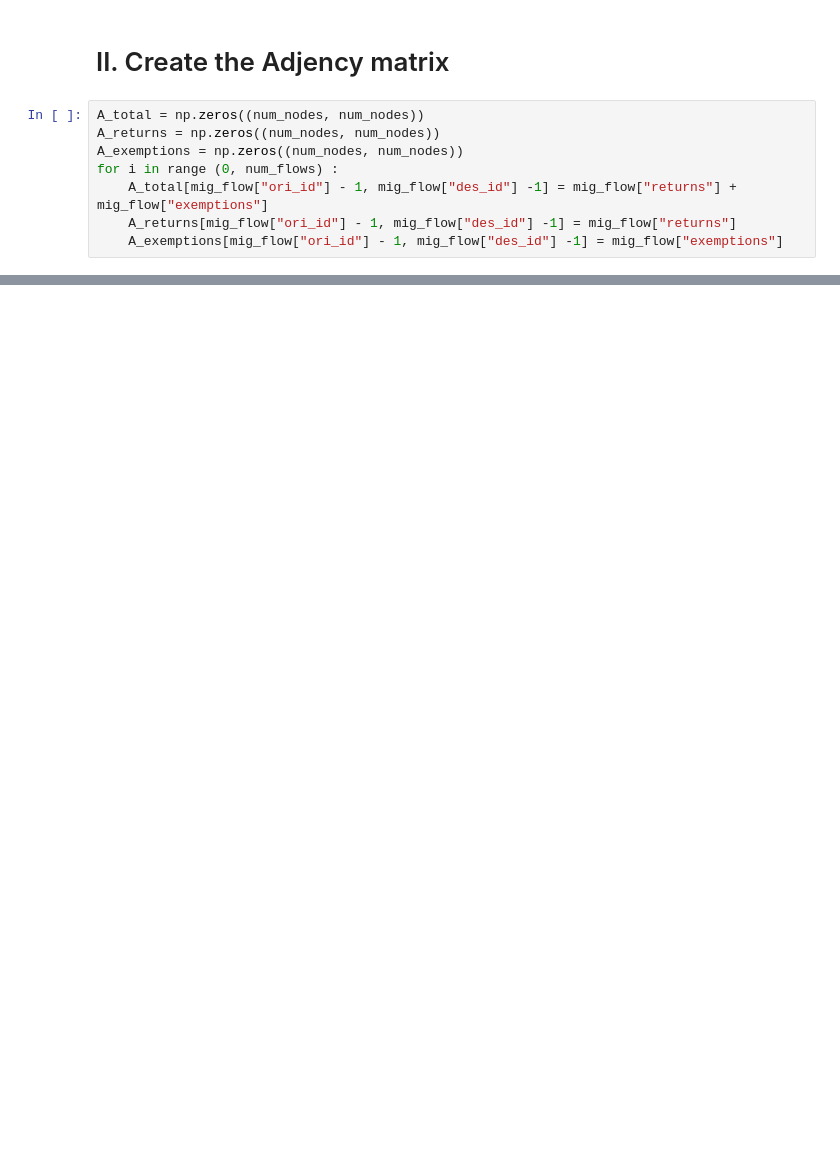
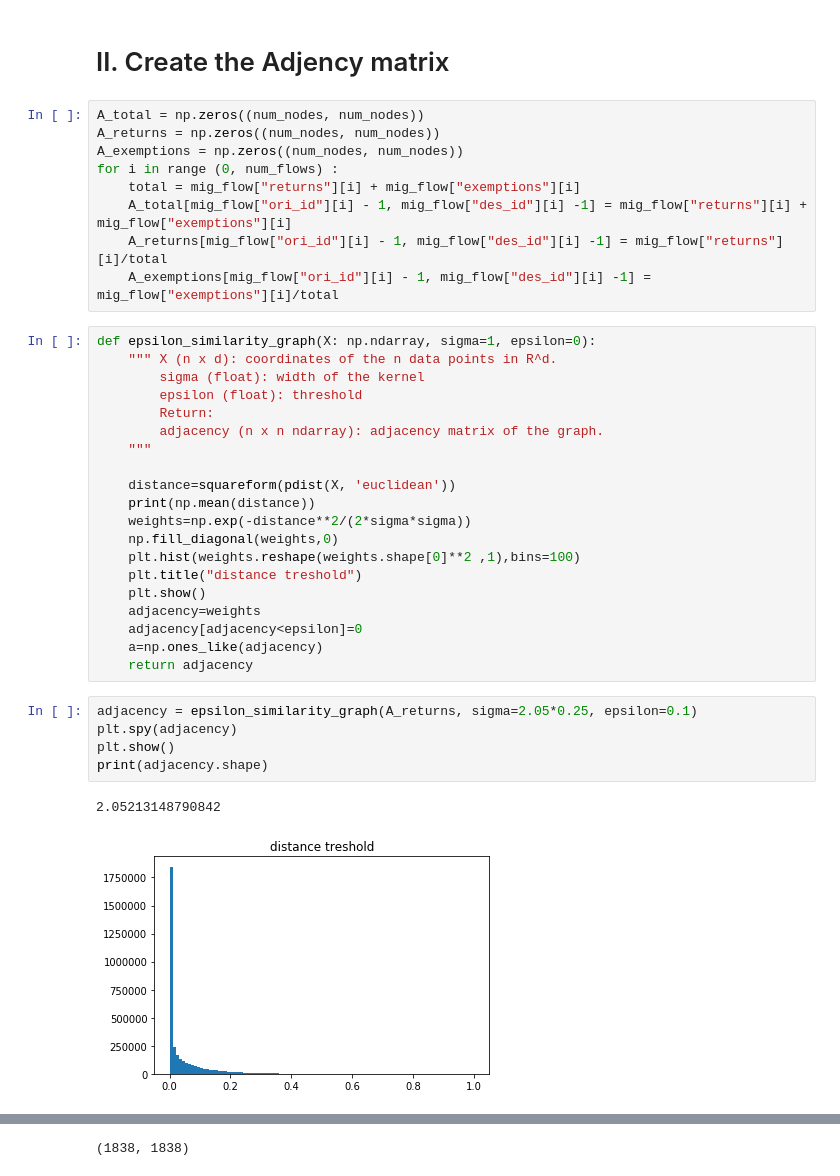
Before and after one commit to zxyzz/ntds_project, a Jupyter notebook: create_edges.ipynb, the cells around one changed output, grey strips where cells are left out. Cells and saved outputs as stored; diff of their text form; blank space fills up the shorter version.

Commit message:
updated on drawing the graph

```diff
--- a/create_edges.ipynb
+++ b/create_edges.ipynb
@@ -22,6 +29,35 @@ A_total = np.zeros((num_nodes, num_nodes))
 A_returns = np.zeros((num_nodes, num_nodes))
 A_exemptions = np.zeros((num_nodes, num_nodes))
 for i in range (0, num_flows) :
-    A_total[mig_flow["ori_id"] - 1, mig_flow["des_id"] -1] = mig_flow["returns"] + mig_flow["exemptions"]
-    A_returns[mig_flow["ori_id"] - 1, mig_flow["des_id"] -1] = mig_flow["returns"]
-    A_exemptions[mig_flow["ori_id"] - 1, mig_flow["des_id"] -1] = mig_flow["exemptions"]
+    total = mig_flow["returns"][i] + mig_flow["exemptions"][i]
+    A_total[mig_flow["ori_id"][i] - 1, mig_flow["des_id"][i] -1] = mig_flow["returns"][i] + mig_flow["exemptions"][i]
+    A_returns[mig_flow["ori_id"][i] - 1, mig_flow["des_id"][i] -1] = mig_flow["returns"][i]/total
+    A_exemptions[mig_flow["ori_id"][i] - 1, mig_flow["des_id"][i] -1] = mig_flow["exemptions"][i]/total
+# %%
+def epsilon_similarity_graph(X: np.ndarray, sigma=1, epsilon=0):
+    """ X (n x d): coordinates of the n data points in R^d.
+        sigma (float): width of the kernel
+        epsilon (float): threshold
+        Return:
+        adjacency (n x n ndarray): adjacency matrix of the graph.
+    """
+
+    distance=squareform(pdist(X, 'euclidean'))
+    print(np.mean(distance))
+    weights=np.exp(-distance**2/(2*sigma*sigma))
+    np.fill_diagonal(weights,0)
+    plt.hist(weights.reshape(weights.shape[0]**2 ,1),bins=100)
+    plt.title("distance treshold")
+    plt.show()
+    adjacency=weights
+    adjacency[adjacency<epsilon]=0
+    a=np.ones_like(adjacency)
+    return adjacency
+# %%
+adjacency = epsilon_similarity_graph(A_returns, sigma=2.05*0.25, epsilon=0.1)
+plt.spy(adjacency)
+plt.show()
+print(adjacency.shape)
+# %% [output]
+2.05213148790842
+[figure, added]
@@ -27,0 +65 @@ for i in range (0, num_flows) :
+(1838, 1838)
```
Also changed, not shown: parts of 6 cells of this notebook, 6 other files.
